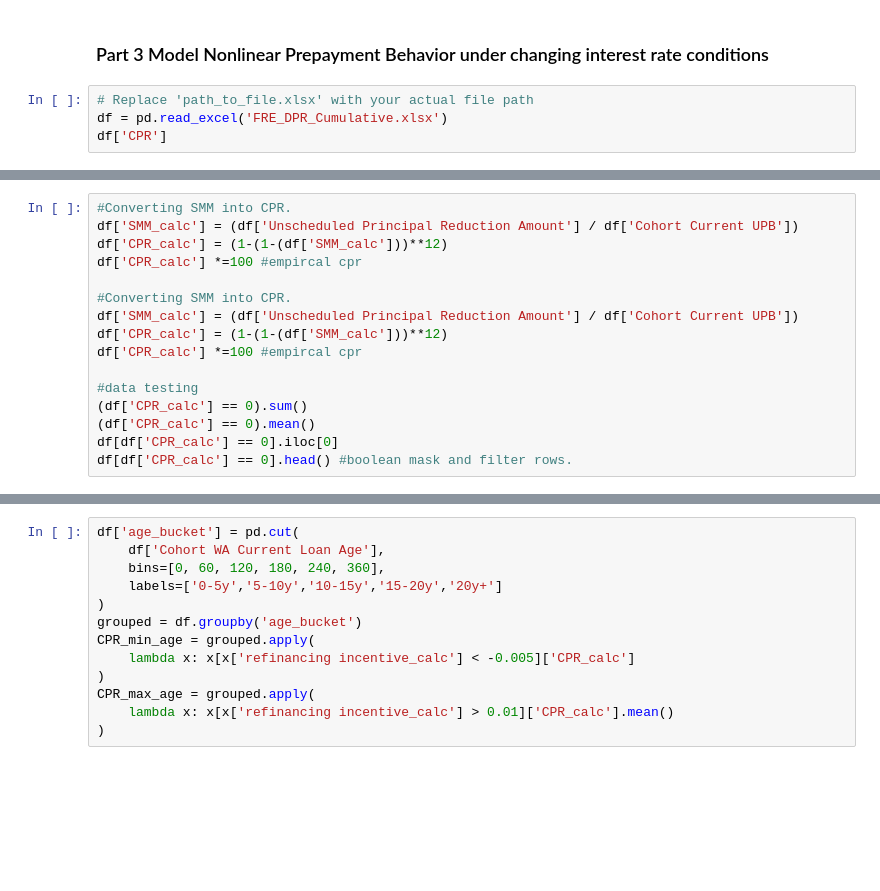
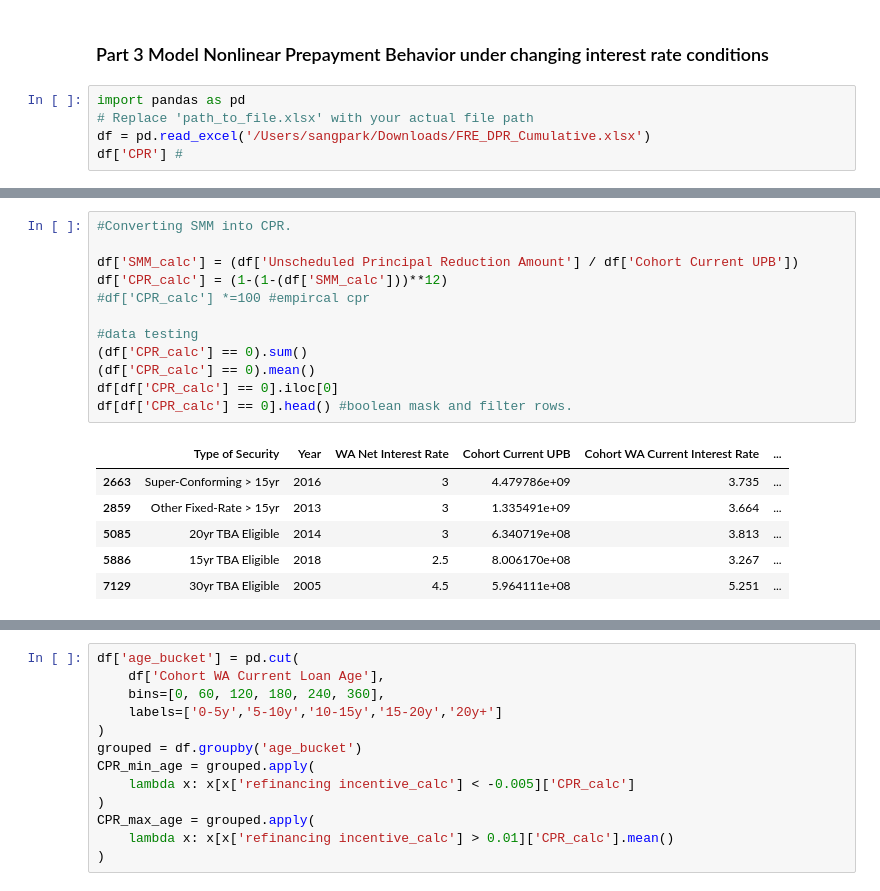
Before and after one commit to chloelinrq/STAT5030_Numerical_Methods_Group_Project, a Jupyter notebook: main.ipynb, the cells around one changed output, grey strips where cells are left out. Cells and saved outputs as stored; diff of their text form; blank space fills up the shorter version.

```diff
--- a/main.ipynb
+++ b/main.ipynb
@@ -518,6 +520,7 @@ short_rate_df
 # %% [markdown]
 ### Part 3 Model Nonlinear Prepayment Behavior under changing interest rate conditions
 # %%
+import pandas as pd
 # Replace 'path_to_file.xlsx' with your actual file path
-df = pd.read_excel('FRE_DPR_Cumulative.xlsx')
-df['CPR']
+df = pd.read_excel('/Users/sangpark/Downloads/FRE_DPR_Cumulative.xlsx')
+df['CPR'] #
@@ -524,16 +556,19 @@ df['CPR']
 # %%
 #Converting SMM into CPR.
+
 df['SMM_calc'] = (df['Unscheduled Principal Reduction Amount'] / df['Cohort Current UPB'])
 df['CPR_calc'] = (1-(1-(df['SMM_calc']))**12)
-df['CPR_calc'] *=100 #empircal cpr
-
-#Converting SMM into CPR.
-df['SMM_calc'] = (df['Unscheduled Principal Reduction Amount'] / df['Cohort Current UPB'])
-df['CPR_calc'] = (1-(1-(df['SMM_calc']))**12)
-df['CPR_calc'] *=100 #empircal cpr
+#df['CPR_calc'] *=100 #empircal cpr
 
 #data testing
 (df['CPR_calc'] == 0).sum()
 (df['CPR_calc'] == 0).mean()
 df[df['CPR_calc'] == 0].iloc[0]
 df[df['CPR_calc'] == 0].head() #boolean mask and filter rows.
+# %% [output]
+|  | Type of Security | Year | WA Net Interest Rate | Cohort Current UPB | Cohort WA Current Interest Rate | ... |
+| 2663 | Super-Conforming > 15yr | 2016 | 3 | 4.479786e+09 | 3.735 | ... |
+| 2859 | Other Fixed-Rate > 15yr | 2013 | 3 | 1.335491e+09 | 3.664 | ... |
+| 5085 | 20yr TBA Eligible | 2014 | 3 | 6.340719e+08 | 3.813 | ... |
+| 5886 | 15yr TBA Eligible | 2018 | 2.5 | 8.006170e+08 | 3.267 | ... |
+| 7129 | 30yr TBA Eligible | 2005 | 4.5 | 5.964111e+08 | 5.251 | ... |
```
Also changed, not shown: parts of 20 cells of this notebook.
